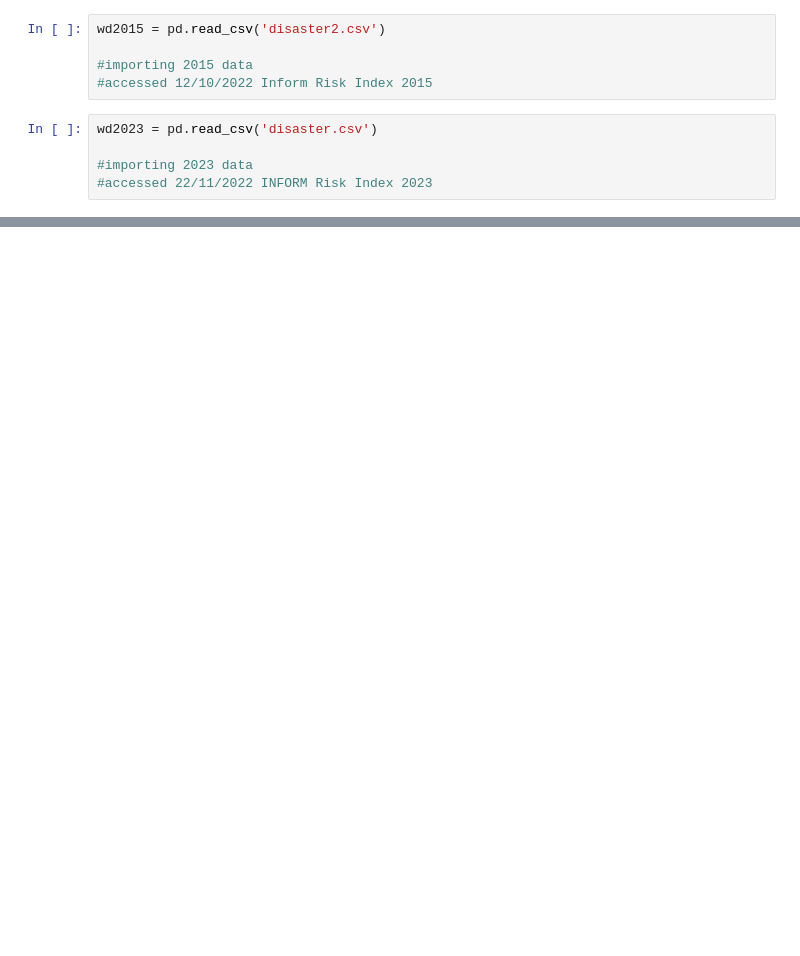
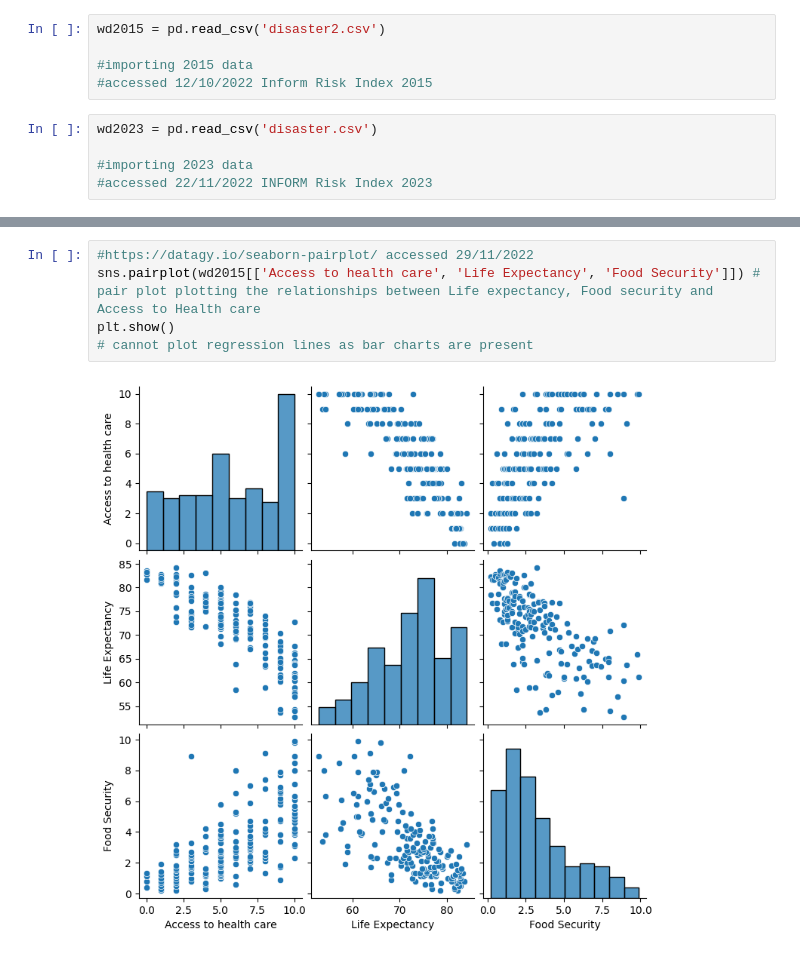
Before and after one commit to olliemason03/datanew, a Jupyter notebook: Untitled-1.ipynb, the cells around one changed output, grey strips where cells are left out. Saved outputs shown, nothing was run; the diff lists cells and outputs as text; blank space fills up the shorter version.

```diff
--- a/Untitled-1.ipynb
+++ b/Untitled-1.ipynb
@@ -95 +180,8 @@ plt.show()
+# %%
+#https://datagy.io/seaborn-pairplot/ accessed 29/11/2022
+sns.pairplot(wd2015[['Access to health care', 'Life Expectancy', 'Food Security']]) # pair plot plotting the relationships between Life expectancy, Food security and Access to Health care
+plt.show()
+# cannot plot regression lines as bar charts are present
+# %% [output]
+[figure, added]
 # %%
```
Also changed, not shown: parts of 12 cells of this notebook, 10 other files.
